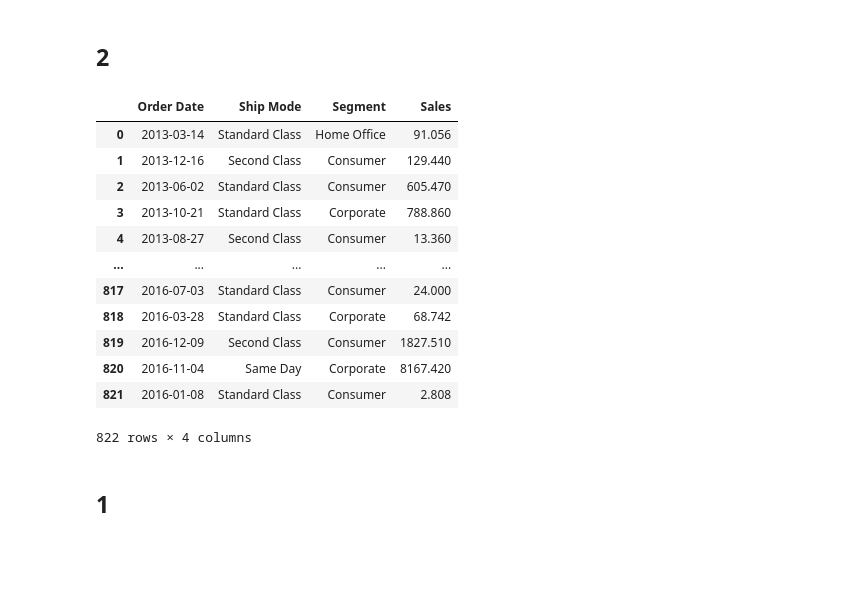
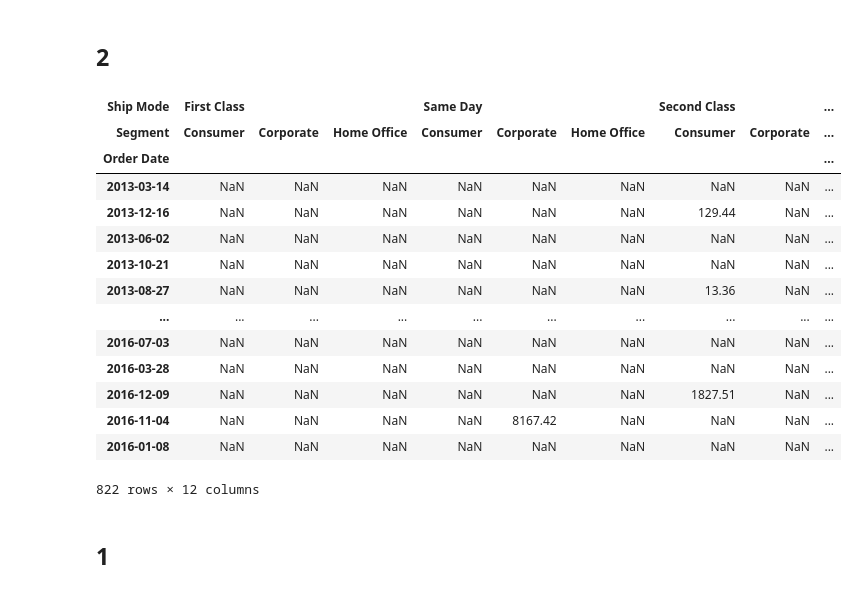
Before and after one commit to George-Michael-Dagogo/Data-cleaning-challenge, a Jupyter notebook: Data Cleaning challenge/Data Cleaning Challenge.ipynb, the cells around one changed output. Saved outputs shown, nothing was run; the diff lists cells and outputs as text; code cells hidden in the pictures; blank space fills up the shorter version.

```diff
--- a/Data Cleaning challenge/Data Cleaning Challenge.ipynb
+++ b/Data Cleaning challenge/Data Cleaning Challenge.ipynb
@@ -177,22 +180,24 @@ three
 ## 2
 # %%
 two = pd.read_excel('2.-Badly-Structured-Sales-Data-2.xlsx',header = [0,1], index_col=[0])
-two = (two.stack([0,1]).rename_axis(['Order Date','Ship Mode','Segment']).reset_index(name='Sales'))
+# two = (two.stack([0,1]).rename_axis(['Order Date','Ship Mode','Segment']).reset_index(name='Sales'))
 two
 # %% [output]
-|  | Order Date | Ship Mode | Segment | Sales |
-| 0 | 2013-03-14 | Standard Class | Home Office | 91.056 |
-| 1 | 2013-12-16 | Second Class | Consumer | 129.440 |
-| 2 | 2013-06-02 | Standard Class | Consumer | 605.470 |
-| 3 | 2013-10-21 | Standard Class | Corporate | 788.860 |
-| 4 | 2013-08-27 | Second Class | Consumer | 13.360 |
-| ... | ... | ... | ... | ... |
-| 817 | 2016-07-03 | Standard Class | Consumer | 24.000 |
-| 818 | 2016-03-28 | Standard Class | Corporate | 68.742 |
-| 819 | 2016-12-09 | Second Class | Consumer | 1827.510 |
-| 820 | 2016-11-04 | Same Day | Corporate | 8167.420 |
-| 821 | 2016-01-08 | Standard Class | Consumer | 2.808 |
+| Ship Mode | First Class |  |  | Same Day |  |  | Second Class |  | ... |
+| Segment | Consumer | Corporate | Home Office | Consumer | Corporate | Home Office | Consumer | Corporate | ... |
+| Order Date |  |  |  |  |  |  |  |  | ... |
+| 2013-03-14 | NaN | NaN | NaN | NaN | NaN | NaN | NaN | NaN | ... |
+| 2013-12-16 | NaN | NaN | NaN | NaN | NaN | NaN | 129.44 | NaN | ... |
+| 2013-06-02 | NaN | NaN | NaN | NaN | NaN | NaN | NaN | NaN | ... |
+| 2013-10-21 | NaN | NaN | NaN | NaN | NaN | NaN | NaN | NaN | ... |
+| 2013-08-27 | NaN | NaN | NaN | NaN | NaN | NaN | 13.36 | NaN | ... |
+| ... | ... | ... | ... | ... | ... | ... | ... | ... | ... |
+| 2016-07-03 | NaN | NaN | NaN | NaN | NaN | NaN | NaN | NaN | ... |
+| 2016-03-28 | NaN | NaN | NaN | NaN | NaN | NaN | NaN | NaN | ... |
+| 2016-12-09 | NaN | NaN | NaN | NaN | NaN | NaN | 1827.51 | NaN | ... |
+| 2016-11-04 | NaN | NaN | NaN | NaN | 8167.42 | NaN | NaN | NaN | ... |
+| 2016-01-08 | NaN | NaN | NaN | NaN | NaN | NaN | NaN | NaN | ... |
-822 rows × 4 columns
+822 rows × 12 columns
 # %% [markdown]
 ## 1
 # %%
```
Also changed, not shown: parts of 8 cells of this notebook, 3 other files.
